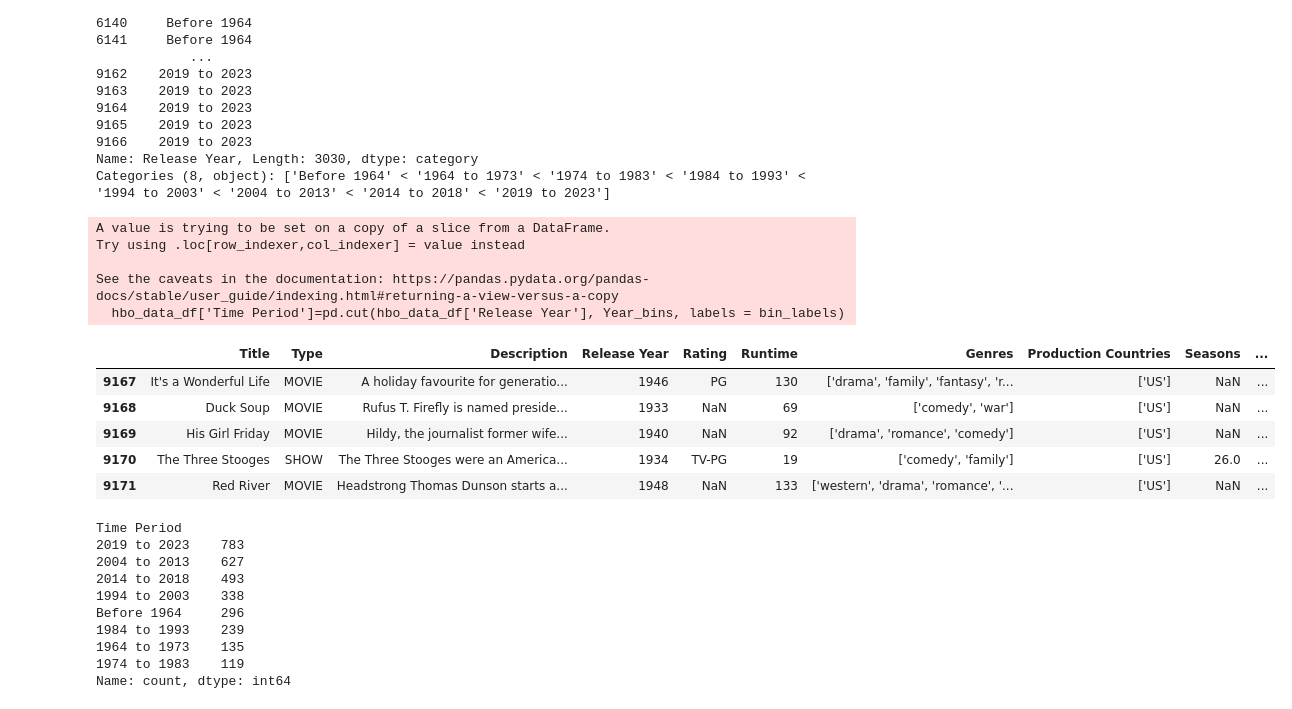
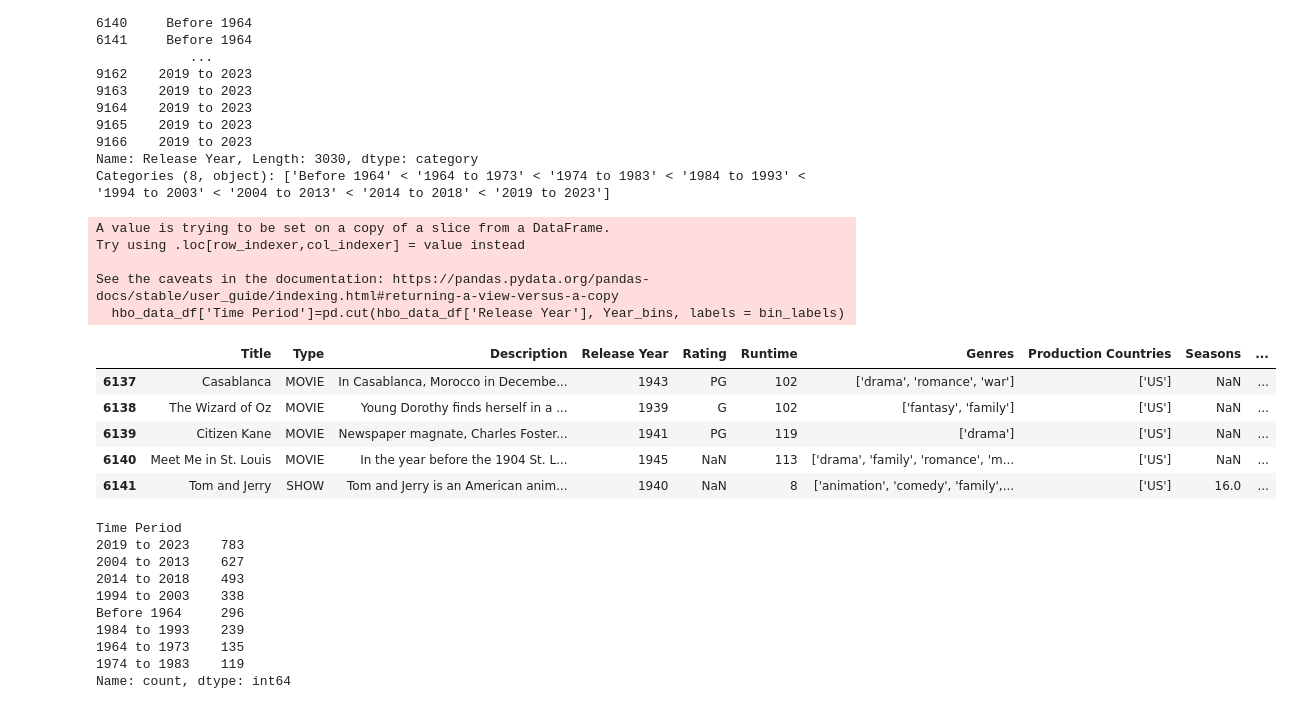
Before and after one commit to daggonit/Platform_Proj, a Jupyter notebook: Platform Project.ipynb, the cells around one changed output. Cells and saved outputs as stored; diff of their text form; code cells hidden in the pictures.

```diff
--- a/Platform Project.ipynb
+++ b/Platform Project.ipynb
@@ -343,19 +343,19 @@ Name: Release Year, Length: 3030, dtype: category
 Categories (8, object): ['Before 1964' < '1964 to 1973' < '1974 to 1983' < '1984 to 1993' < '1994 to 2003' < '2004 to 2013' < '2014 to 2018' < '2019 to 2023']
 # %%
 hbo_data_df['Time Period']=pd.cut(hbo_data_df['Release Year'], Year_bins, labels = bin_labels)
-amazon_data_df.head()
+hbo_data_df.head()
 # %% [output]
 A value is trying to be set on a copy of a slice from a DataFrame.
 Try using .loc[row_indexer,col_indexer] = value instead
 
 See the caveats in the documentation: https://pandas.pydata.org/pandas-docs/stable/user_guide/indexing.html#returning-a-view-versus-a-copy
   hbo_data_df['Time Period']=pd.cut(hbo_data_df['Release Year'], Year_bins, labels = bin_labels)
 |  | Title | Type | Description | Release Year | Rating | Runtime | Genres | Production Countries | Seasons | ... |
-| 9167 | It's a Wonderful Life | MOVIE | A holiday favourite for generatio... | 1946 | PG | 130 | ['drama', 'family', 'fantasy', 'r... | ['US'] | NaN | ... |
-| 9168 | Duck Soup | MOVIE | Rufus T. Firefly is named preside... | 1933 | NaN | 69 | ['comedy', 'war'] | ['US'] | NaN | ... |
-| 9169 | His Girl Friday | MOVIE | Hildy, the journalist former wife... | 1940 | NaN | 92 | ['drama', 'romance', 'comedy'] | ['US'] | NaN | ... |
-| 9170 | The Three Stooges | SHOW | The Three Stooges were an America... | 1934 | TV-PG | 19 | ['comedy', 'family'] | ['US'] | 26.0 | ... |
-| 9171 | Red River | MOVIE | Headstrong Thomas Dunson starts a... | 1948 | NaN | 133 | ['western', 'drama', 'romance', '... | ['US'] | NaN | ... |
+| 6137 | Casablanca | MOVIE | In Casablanca, Morocco in Decembe... | 1943 | PG | 102 | ['drama', 'romance', 'war'] | ['US'] | NaN | ... |
+| 6138 | The Wizard of Oz | MOVIE | Young Dorothy finds herself in a ... | 1939 | G | 102 | ['fantasy', 'family'] | ['US'] | NaN | ... |
+| 6139 | Citizen Kane | MOVIE | Newspaper magnate, Charles Foster... | 1941 | PG | 119 | ['drama'] | ['US'] | NaN | ... |
+| 6140 | Meet Me in St. Louis | MOVIE | In the year before the 1904 St. L... | 1945 | NaN | 113 | ['drama', 'family', 'romance', 'm... | ['US'] | NaN | ... |
+| 6141 | Tom and Jerry | SHOW | Tom and Jerry is an American anim... | 1940 | NaN | 8 | ['animation', 'comedy', 'family',... | ['US'] | 16.0 | ... |
 # %%
 time_period_counts_hbo = hbo_data_df['Time Period'].value_counts()
 time_period_counts_hbo
```
